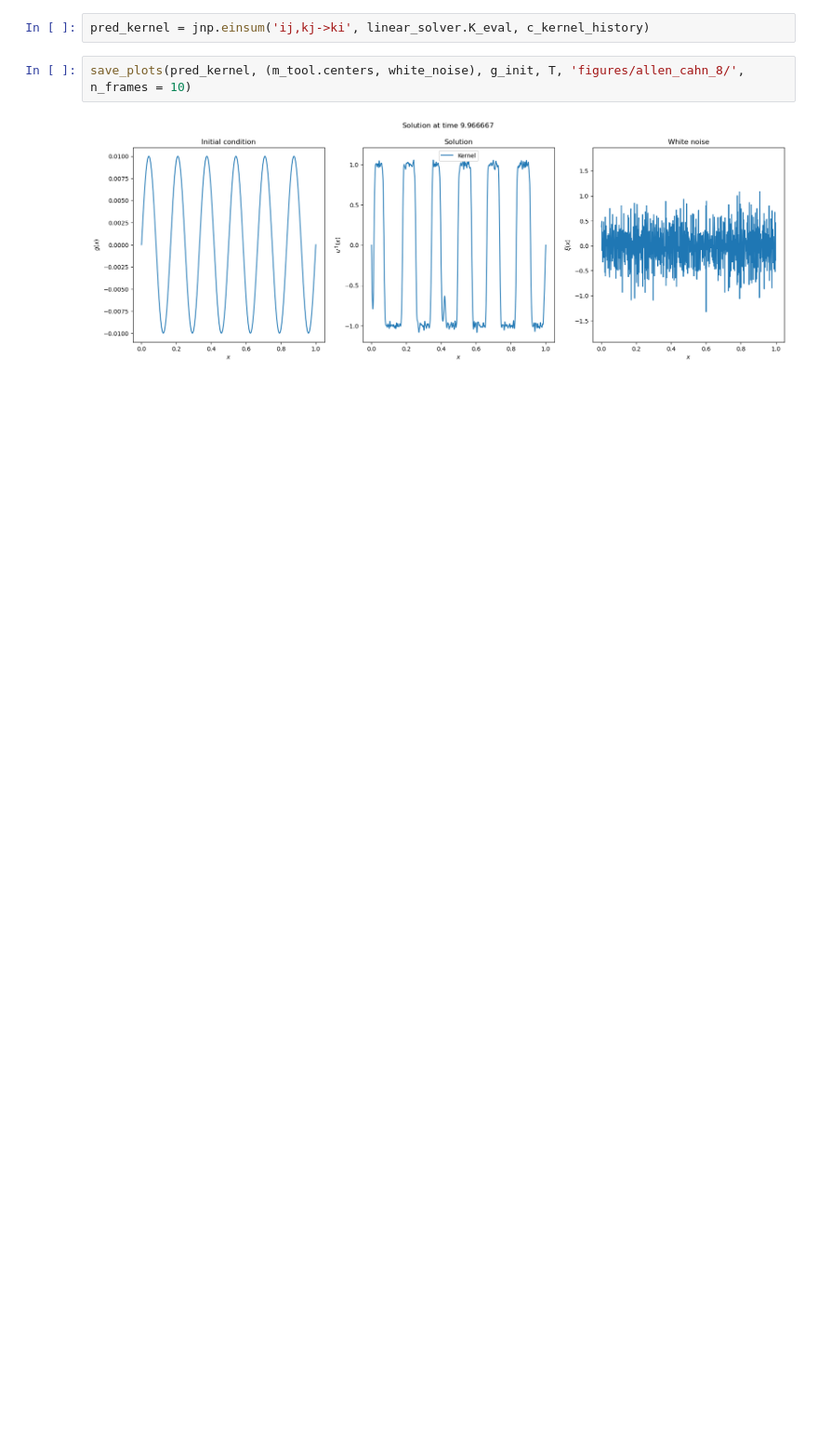
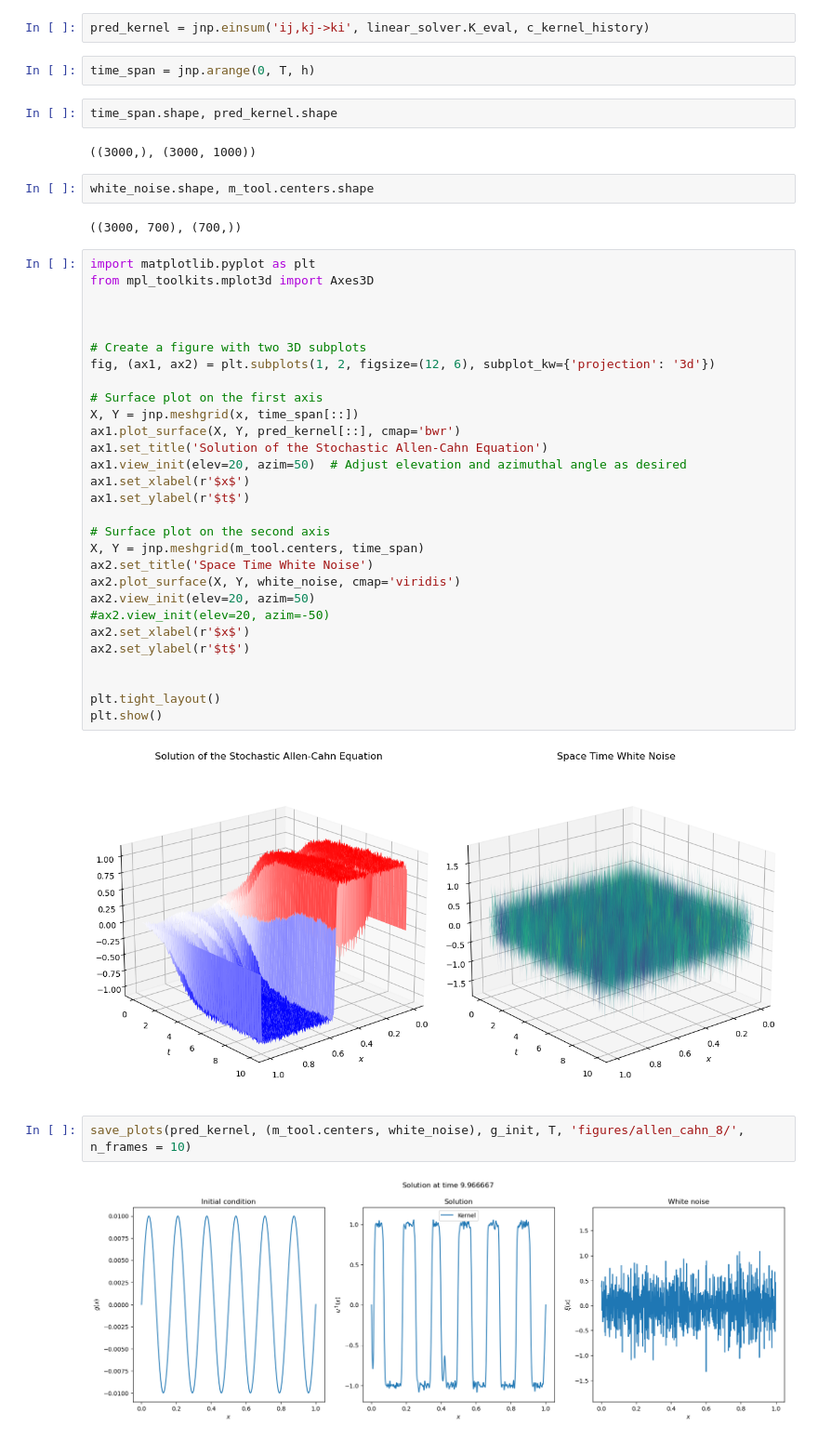
Before and after one commit to MatthieuDarcy/Kernel-NeuralNetworks-SPDEs, a Jupyter notebook: solving_elliptic/semilinear_time_dependent.ipynb, the cells around one changed output. Shown at 93% size. Cells and saved outputs as stored; diff of their text form; blank space fills up the shorter version.

```diff
--- a/solving_elliptic/semilinear_time_dependent.ipynb
+++ b/solving_elliptic/semilinear_time_dependent.ipynb
@@ -238,5 +238,46 @@ plt.show()
 # %%
 pred_kernel = jnp.einsum('ij,kj->ki', linear_solver.K_eval, c_kernel_history)
+# %%
+time_span = jnp.arange(0, T, h)
+# %%
+time_span.shape, pred_kernel.shape
+# %% [output]
+((3000,), (3000, 1000))
+# %%
+white_noise.shape, m_tool.centers.shape
+# %% [output]
+((3000, 700), (700,))
+# %%
+import matplotlib.pyplot as plt
+from mpl_toolkits.mplot3d import Axes3D
+
+
+
+# Create a figure with two 3D subplots
+fig, (ax1, ax2) = plt.subplots(1, 2, figsize=(12, 6), subplot_kw={'projection': '3d'})
+
+# Surface plot on the first axis
+X, Y = jnp.meshgrid(x, time_span[::])
+ax1.plot_surface(X, Y, pred_kernel[::], cmap='bwr')
+ax1.set_title('Solution of the Stochastic Allen-Cahn Equation')
+ax1.view_init(elev=20, azim=50)  # Adjust elevation and azimuthal angle as desired
+ax1.set_xlabel(r'$x$')
+ax1.set_ylabel(r'$t$')
+
+# Surface plot on the second axis
+X, Y = jnp.meshgrid(m_tool.centers, time_span)
+ax2.set_title('Space Time White Noise')
+ax2.plot_surface(X, Y, white_noise, cmap='viridis')
+ax2.view_init(elev=20, azim=50)
+#ax2.view_init(elev=20, azim=-50)
+ax2.set_xlabel(r'$x$')
+ax2.set_ylabel(r'$t$')
+
+
+plt.tight_layout()
+plt.show()
+# %% [output]
+[figure, added]
 # %%
 save_plots(pred_kernel, (m_tool.centers, white_noise), g_init, T, 'figures/allen_cahn_8/', n_frames = 10)
 # %% [output]
```
Also changed, not shown: parts of 4 cells of this notebook, 1 other file.
